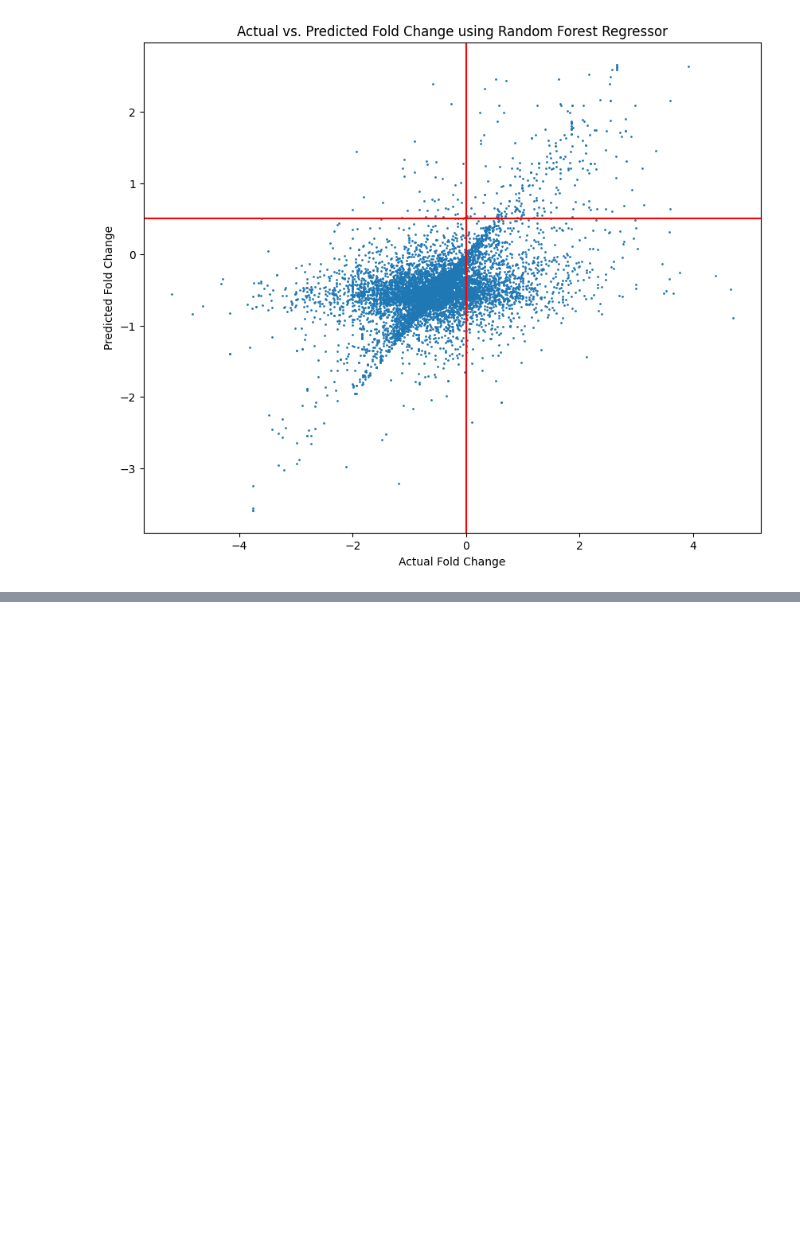
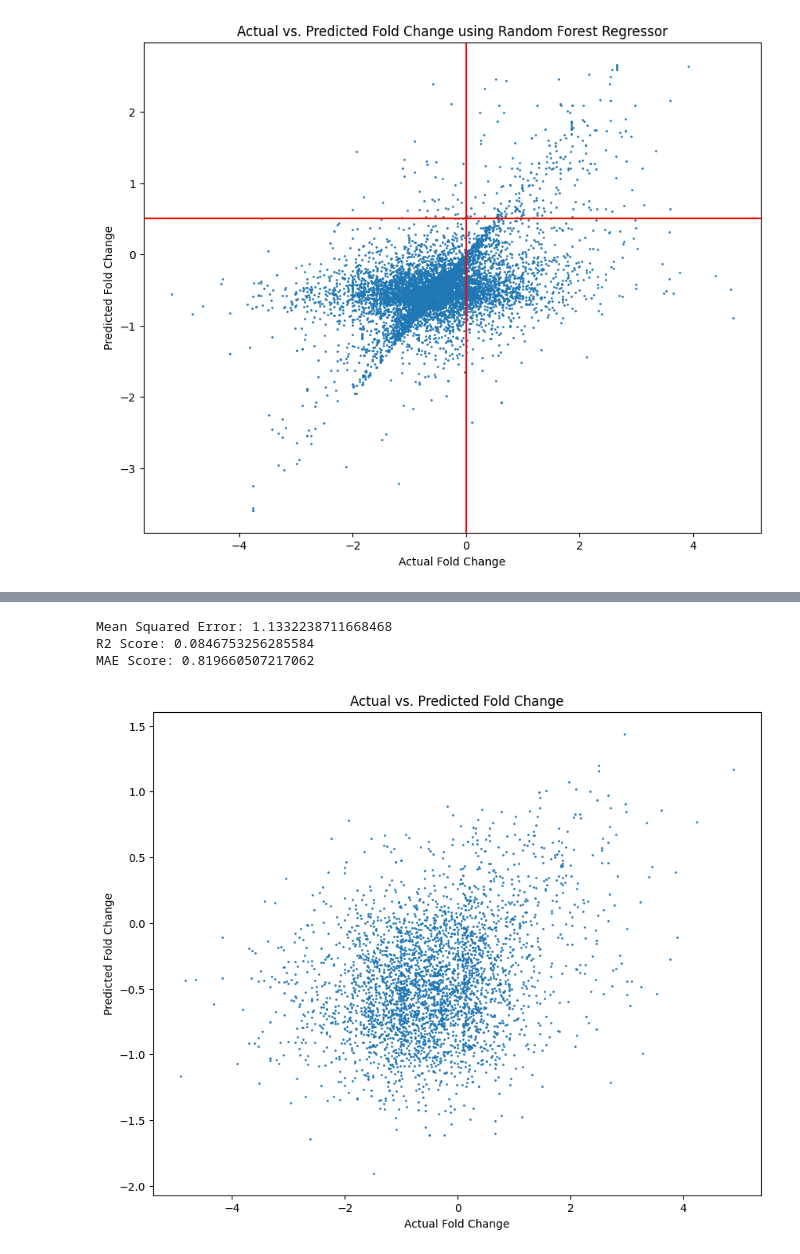
Before and after one commit to vratins/PromoterStrength, a Jupyter notebook: Final Code/Regression/regressionModel.ipynb, the cells around one changed output, grey strips where cells are left out. Cells and saved outputs as stored; diff of their text form; code cells hidden in the pictures; blank space fills up the shorter version.

```diff
--- a/Final Code/Regression/regressionModel.ipynb
+++ b/Final Code/Regression/regressionModel.ipynb
@@ -183,0 +225,31 @@ Sensitivity: 0.4004474272930649
+# %%
+X = downsampled_df.drop(columns = ['seq','log2_foldchange'])
+y = downsampled_df['log2_foldchange'].tolist()
+
+X_train, X_test, y_train, y_test = train_test_split(X, y, test_size=0.2, random_state=42)
+# %%
+
+model = LinearRegression()
+model.fit(X_train, y_train)
+y_pred = model.predict(X_test)
+
+mse = mean_squared_error(y_test, y_pred)
+print(f'Mean Squared Error: {mse}')
+
+r2 = r2_score(y_test, y_pred)
+print(f'R2 Score: {r2}')
+
+mae = mean_absolute_error(y_test, y_pred)
+print(f'MAE Score: {mae}')
+
+plt.figure(figsize=(10, 8))
+plt.scatter(y_test, y_pred, s=1)
+plt.xlabel('Actual Fold Change')
+plt.ylabel('Predicted Fold Change')
+plt.title('Actual vs. Predicted Fold Change')
+plt.show()
+# %% [output]
+Mean Squared Error: 1.1332238711668468
+R2 Score: 0.0846753256285584
+MAE Score: 0.819660507217062
+[figure, added]
```
Also changed, not shown: parts of 16 cells of this notebook.
